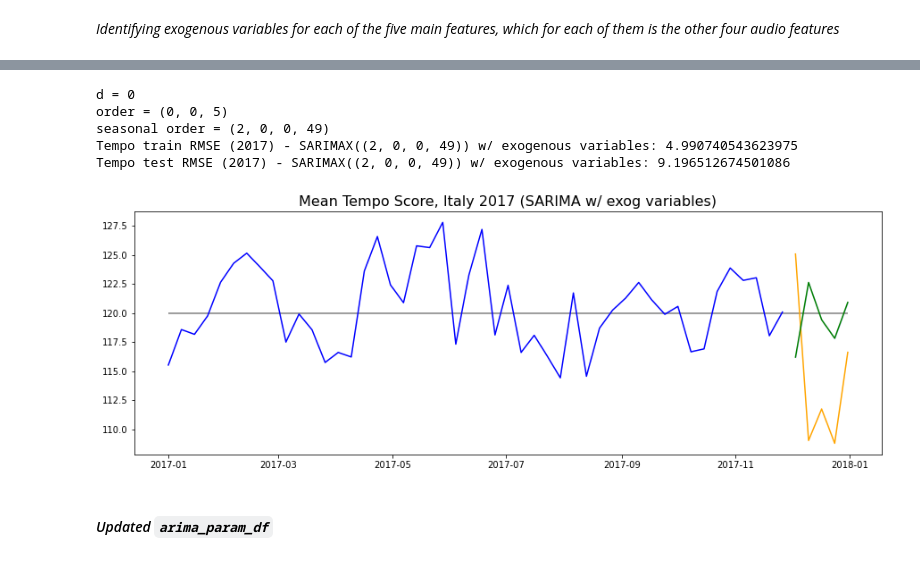
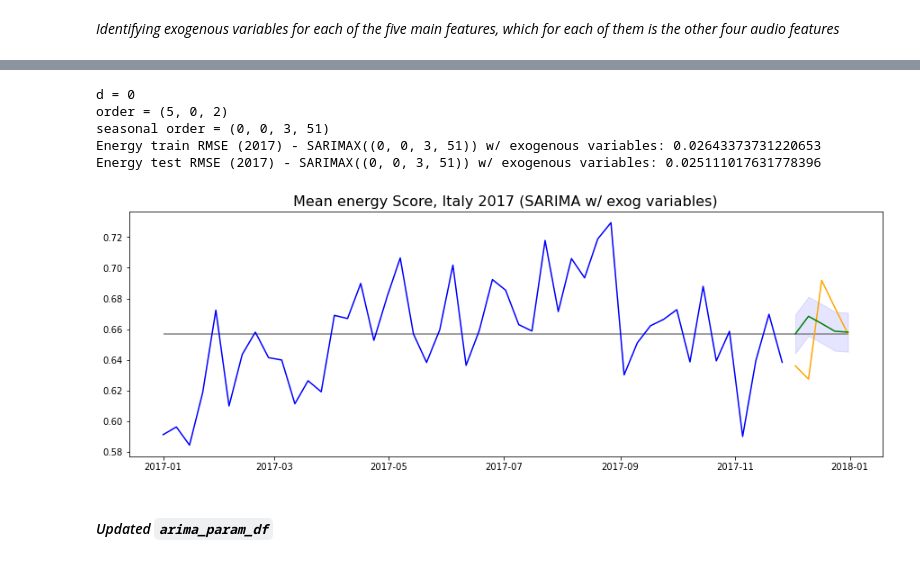
Before and after one commit to EmFib/music_for_the_future, a Jupyter notebook: code/model_benchmarking_2017.ipynb, the cells around one changed output, grey strips where cells are left out. Saved outputs shown, nothing was run; the diff lists cells and outputs as text; code cells hidden in the pictures.

Commit message:
tried all models for all years and got metrics data sorted out

```diff
--- a/code/model_benchmarking_2017.ipynb
+++ b/code/model_benchmarking_2017.ipynb
@@ -680,7 +778,7 @@ arima_param_df.loc[arima_param_df['audio_feature'] == 'danceability', 'seasonal_
 arima_param_df.loc[arima_param_df['audio_feature'] == 'mode', 'seasonal_order'] = '1, 0, 1, 52'
 arima_param_df.loc[arima_param_df['audio_feature'] == 'acousticness', 'seasonal_order'] = '1, 0, 2, 48'
 arima_param_df.loc[arima_param_df['audio_feature'] == 'valence', 'seasonal_order'] = '0, 0, 1, 49'
-arima_param_df.loc[arima_param_df['audio_feature'] == 'tempo', 'seasonal_order'] = '2, 0, 0, 49'
+arima_param_df.loc[arima_param_df['audio_feature'] == 'energy', 'seasonal_order'] = '0, 0, 3, 51'
 # %% [markdown]
 #### _Updated `arima_param_df`_
 # %%
@@ -695,7 +793,7 @@ arima_param_df
 # %% [markdown]
 #### _Function for SARIMA w/ seasonal components, no exogenous variables:_
 # %%
-def sarima_predict_plot_seasonal(df, feature, year, output_df, title='title', figsize=(15,5), order=None, d=None, seasonal_order=None, ci=True):
+def sarima_predict_plot_seasonal(df, feature, year, title='title', figsize=(15,5), order=None, d=None, seasonal_order=None, ci=True):
 
     # create train and test sets
     n_rows = round(len(df)*0.9)
@@ -764,7 +862,7 @@ def sarima_predict_plot_seasonal(df, feature, year, output_df, title='title', fi
     plt.show() ;
 # %%
 for feature in five_features:
-    sarima_predict_plot_seasonal(it_rw_17, feature, 2017, title=f'Mean {feature.capitalize()} Score, Italy 2017 (SARIMA w/0 exog variables)')
+    sarima_predict_plot_seasonal(it_rw_17, feature, 2017, title=f'Mean {feature.capitalize()} Score, Italy 2017 (SARIMA w/o exog variables)')
 # %% [output]
 d = 1
 order = (2, 1, 1)
@@ -883,13 +981,13 @@ def sarima_predict_plot_exog(df, feature, year, exog_var, title='title', figsize
 # %% [markdown]
 _Identifying exogenous variables for each of the five main features, which for each of them is the other four audio features_
 # %%
-five_features = ['danceability', 'mode', 'acousticness', 'valence', 'tempo']
+five_features = ['danceability', 'mode', 'acousticness', 'valence', 'energy']
 
-exog_danceability = ['mode', 'acousticness', 'valence', 'tempo']
-exog_mode = ['danceability', 'acousticness', 'valence', 'tempo']
-exog_acousticness = ['danceability', 'mode', 'valence', 'tempo']
-exog_valence = ['danceability', 'mode', 'acousticness', 'tempo']
-exog_tempo = ['danceability', 'mode', 'acousticness', 'valence']
+exog_danceability = ['mode', 'acousticness', 'valence', 'energy']
+exog_mode = ['danceability', 'acousticness', 'valence', 'energy']
+exog_acousticness = ['danceability', 'mode', 'valence', 'energy']
+exog_valence = ['danceability', 'mode', 'acousticness', 'energy']
+exog_energy = ['danceability', 'mode', 'acousticness', 'valence']
 # %%
 sarima_predict_plot_exog(it_rw_17, 'danceability', 2017, exog_var=exog_danceability, title=f'Mean Danceability Score, Italy 2017 (SARIMA w/ exog variables)')
 # %% [output]
@@ -932,12 +1030,12 @@ Valence test RMSE (2017) - SARIMAX((0, 0, 1, 49)) w/ exogenous variables: 0.0376
 # %%
-sarima_predict_plot_exog(it_rw_17, 'tempo', 2017, exog_var=exog_tempo, title=f'Mean Tempo Score, Italy 2017 (SARIMA w/ exog variables)')
+sarima_predict_plot_exog(it_rw_17, 'energy', 2017, exog_var=exog_energy, title=f'Mean energy Score, Italy 2017 (SARIMA w/ exog variables)')
 # %% [output]
 d = 0
-order = (0, 0, 5)
-seasonal order = (2, 0, 0, 49)
-Tempo train RMSE (2017) - SARIMAX((2, 0, 0, 49)) w/ exogenous variables: 4.990740543623975
-Tempo test RMSE (2017) - SARIMAX((2, 0, 0, 49)) w/ exogenous variables: 9.196512674501086
+order = (5, 0, 2)
+seasonal order = (0, 0, 3, 51)
+Energy train RMSE (2017) - SARIMAX((0, 0, 3, 51)) w/ exogenous variables: 0.02643373731220653
+Energy test RMSE (2017) - SARIMAX((0, 0, 3, 51)) w/ exogenous variables: 0.025111017631778396
-[figure, old version]
+[figure, new version]
 # %% [markdown]
 #### _Updated `arima_param_df`_
 # %%
```
Also changed, not shown: parts of 32 cells of this notebook, 20 other files.
